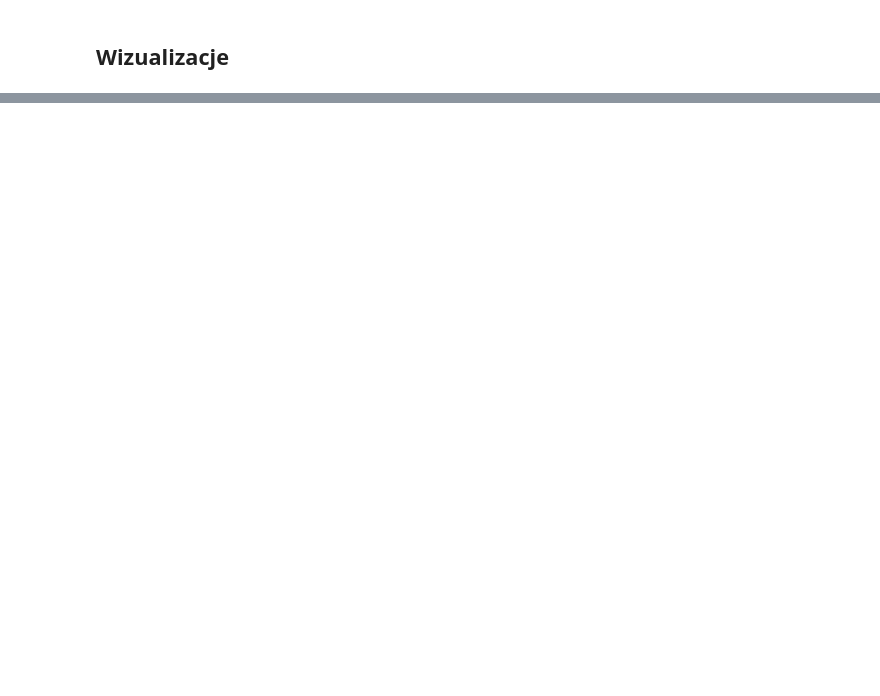
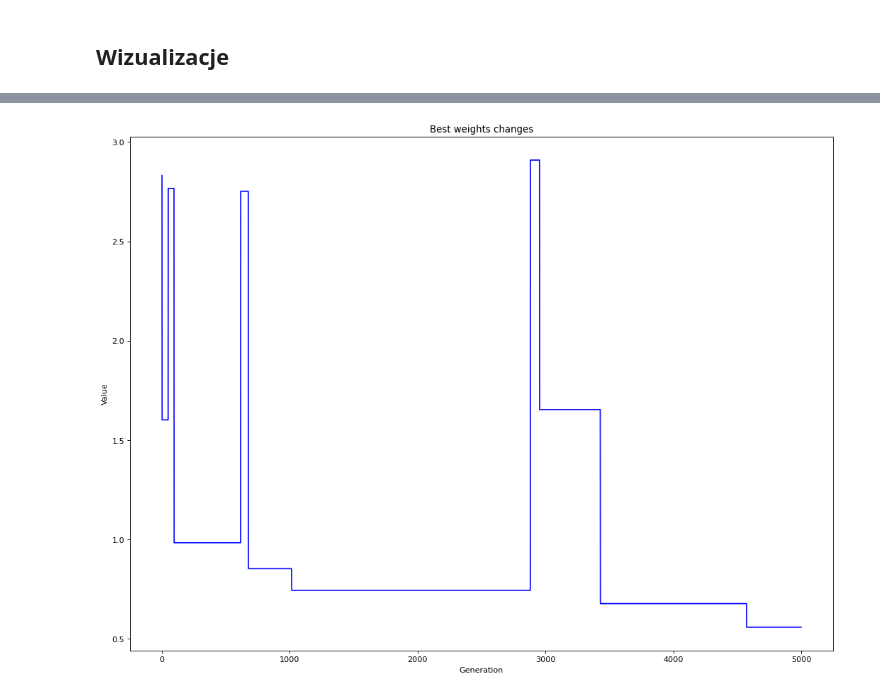
Before and after one commit to Vergenter/mswum, a Jupyter notebook: NSGA2.ipynb, the cells around one changed output, grey strips where cells are left out. Saved outputs shown, nothing was run; the diff lists cells and outputs as text; code cells hidden in the pictures; blank space fills up the shorter version.

```diff
--- a/NSGA2.ipynb
+++ b/NSGA2.ipynb
@@ -59,7 +59,7 @@ class Chromosome:
         sum = 0
         for item in self.getSelectedItems(items):
             sum += item.value
-        return -1 if self.weightFitness(items) > maxWeight else sum
+        return -1 if self.weightFitness(items) > maxWeight or self.weightFitness(items) == 0 else sum
 
     def getSelectedItems(self, items):
         selectedItems = []
@@ -75,7 +75,7 @@ class Chromosome:
         otherWeight = other.weightFitness(items)
         if (thisValue >= otherValue and thisWeight < otherWeight) or (thisValue > otherValue and thisWeight <= otherWeight):
             return 1
-        elif (thisValue <= otherValue and thisWeight > otherWeight) and (thisValue < otherValue and thisWeight >= otherWeight):
+        elif (thisValue <= otherValue and thisWeight > otherWeight) or (thisValue < otherValue and thisWeight >= otherWeight):
             return -1
         else:
             return 0
@@ -383,0 +401,11 @@ plt.show()
+# %%
+import matplotlib.pyplot as plt
+import numpy as np
+plt.figure(figsize=(16, 12), dpi=80)
+plt.plot(np.arange(np.array(bestWeights).size), np.array(bestWeights), color="b")
+plt.ylabel('Value')
+plt.xlabel('Generation')
+plt.title('Best weights changes')
+plt.show()
+# %% [output]
+[figure, added]
```
Also changed, not shown: parts of 5 cells of this notebook.
